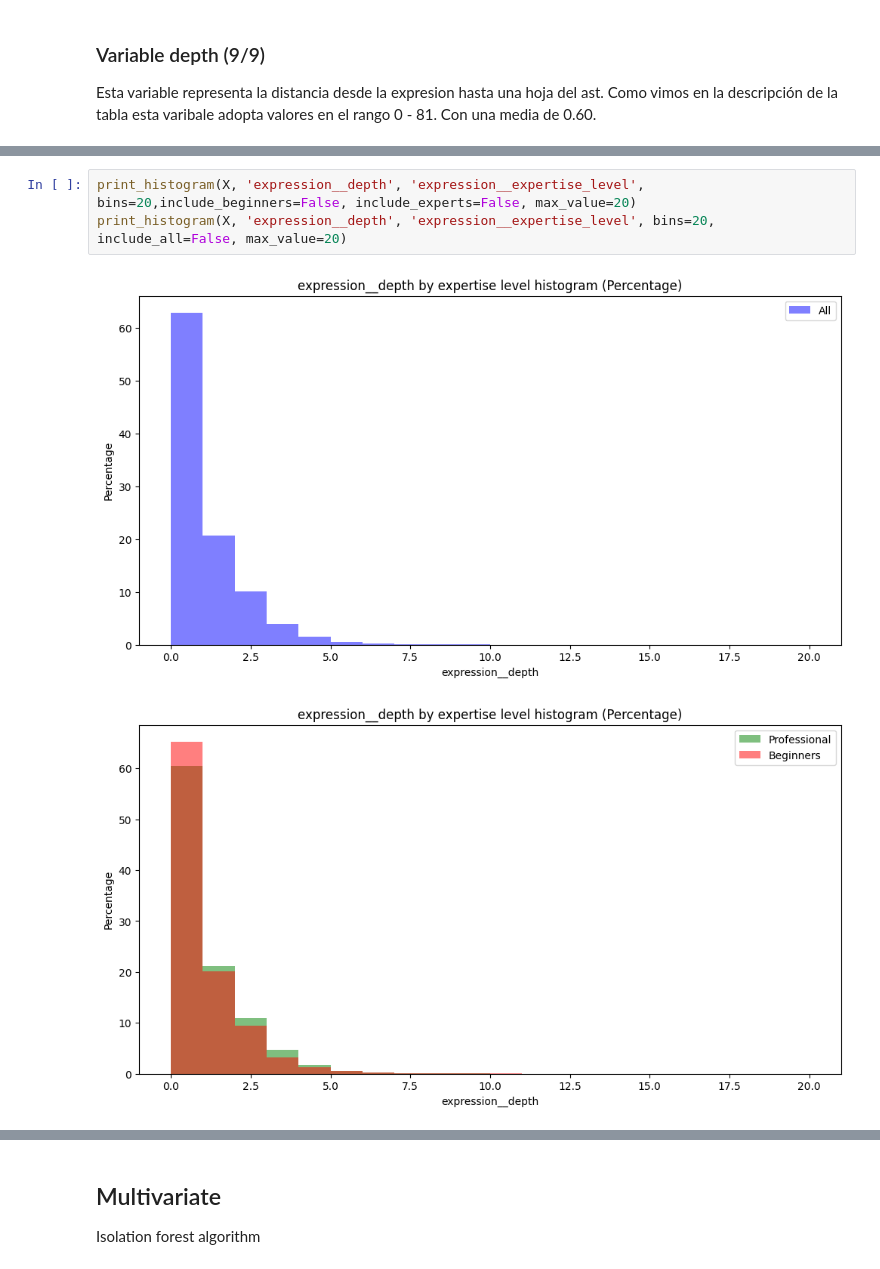
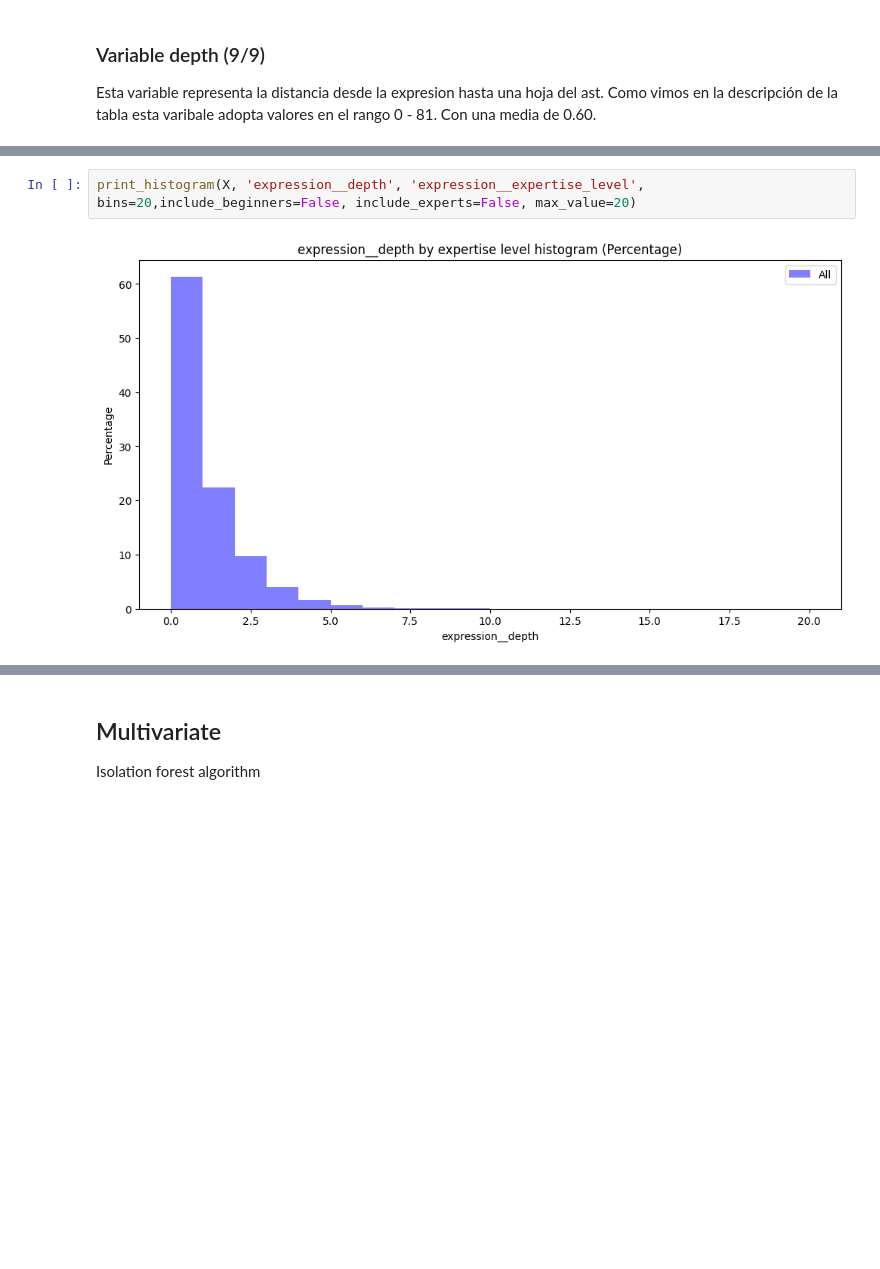
Before and after one commit to UO284262/PythonSourceCodeAnalysis, a Jupyter notebook: notebooks/10_expressions.ipynb, the cells around one changed output, grey strips where cells are left out. Cells and saved outputs as stored; diff of their text form; blank space fills up the shorter version.

Commit message:
Expressions executed

```diff
--- a/notebooks/10_expressions.ipynb
+++ b/notebooks/10_expressions.ipynb
@@ -552,7 +535,5 @@ sns.stripplot(X['expression__depth'])
 # %%
 print_histogram(X, 'expression__depth', 'expression__expertise_level', bins=20,include_beginners=False, include_experts=False, max_value=20)
-print_histogram(X, 'expression__depth', 'expression__expertise_level', bins=20, include_all=False, max_value=20)
 # %% [output]
-[figure, old version]
+[figure, new version]
-[figure, removed]
 # %%
```
Also changed, not shown: parts of 43 cells of this notebook, 3 other files.
